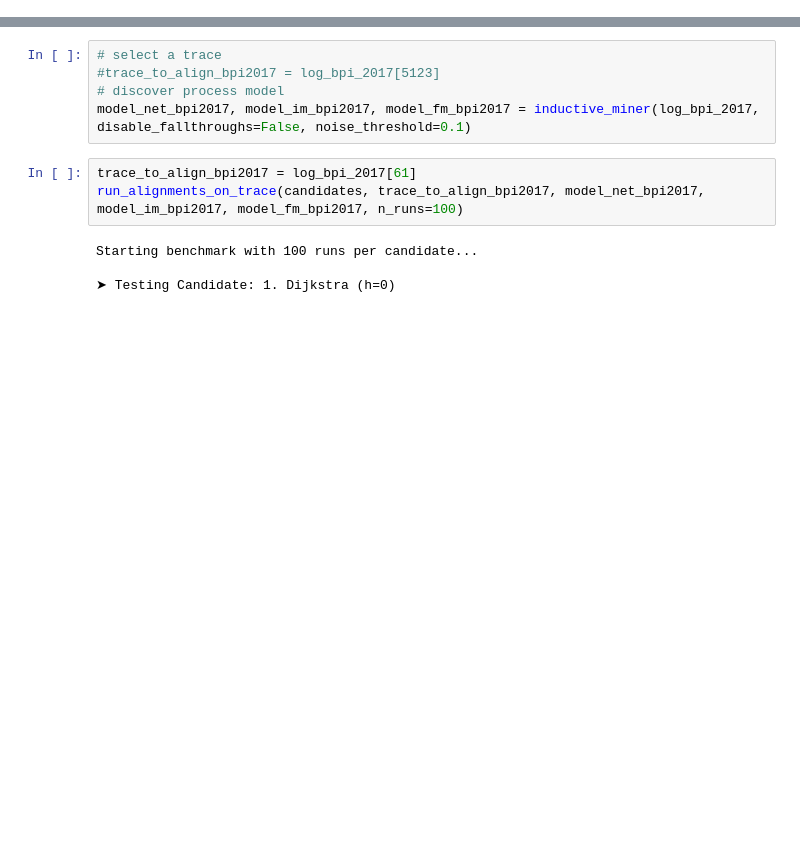
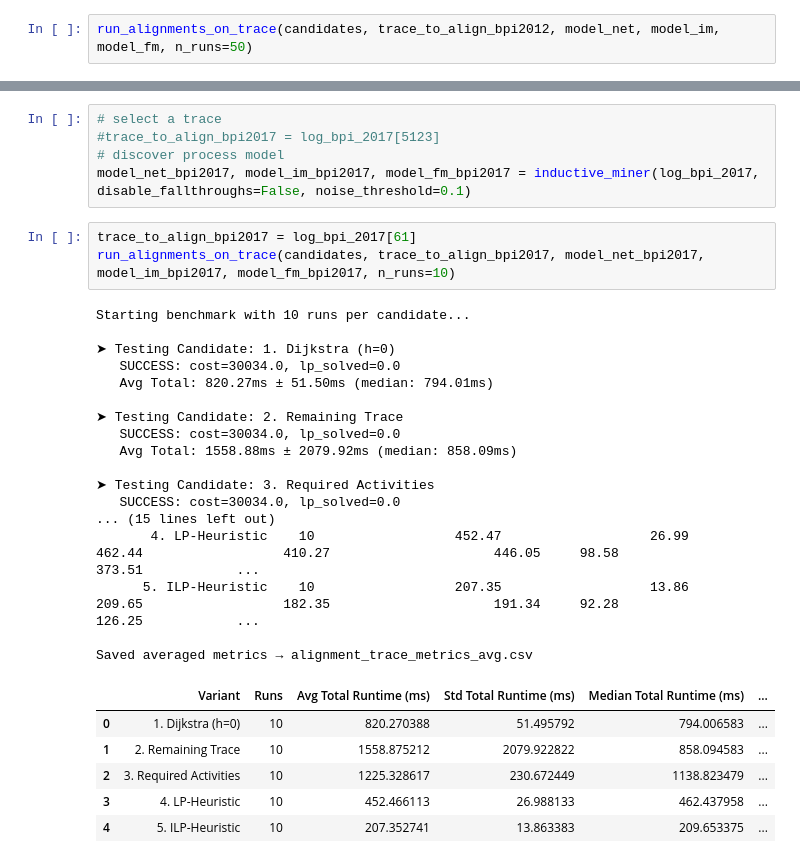
Before and after one commit to RostigerDagmer/pm_ws25, a Jupyter notebook: sandbox-heuristics.ipynb, the cells around one changed output, grey strips where cells are left out. Saved outputs shown, nothing was run; the diff lists cells and outputs as text; blank space fills up the shorter version.

```diff
--- a/sandbox-heuristics.ipynb
+++ b/sandbox-heuristics.ipynb
@@ -374,0 +467,2 @@ Saved averaged metrics → alignment_trace_metrics_avg.csv
+# %%
+run_alignments_on_trace(candidates, trace_to_align_bpi2012, model_net, model_im, model_fm, n_runs=50)
@@ -385,8 +547,28 @@ log_bpi_2017 = xes_importer.apply(log_path2)
 model_net_bpi2017, model_im_bpi2017, model_fm_bpi2017 = inductive_miner(log_bpi_2017, disable_fallthroughs=False, noise_threshold=0.1)
 # %%
 trace_to_align_bpi2017 = log_bpi_2017[61]
-run_alignments_on_trace(candidates, trace_to_align_bpi2017, model_net_bpi2017, model_im_bpi2017, model_fm_bpi2017, n_runs=100)
+run_alignments_on_trace(candidates, trace_to_align_bpi2017, model_net_bpi2017, model_im_bpi2017, model_fm_bpi2017, n_runs=10)
 # %% [output]
-Starting benchmark with 100 runs per candidate...
+Starting benchmark with 10 runs per candidate...
 
 ➤ Testing Candidate: 1. Dijkstra (h=0)
+   SUCCESS: cost=30034.0, lp_solved=0.0
+   Avg Total: 820.27ms ± 51.50ms (median: 794.01ms)
+
+➤ Testing Candidate: 2. Remaining Trace
+   SUCCESS: cost=30034.0, lp_solved=0.0
+   Avg Total: 1558.88ms ± 2079.92ms (median: 858.09ms)
+
+➤ Testing Candidate: 3. Required Activities
+   SUCCESS: cost=30034.0, lp_solved=0.0
+... (15 lines left out)
+       4. LP-Heuristic    10                  452.47                   26.99                     462.44                  410.27                     446.05     98.58                   373.51            ...
+      5. ILP-Heuristic    10                  207.35                   13.86                     209.65                  182.35                     191.34     92.28                   126.25            ...
+
+Saved averaged metrics → alignment_trace_metrics_avg.csv
+|  | Variant | Runs | Avg Total Runtime (ms) | Std Total Runtime (ms) | Median Total Runtime (ms) | ... |
+| 0 | 1. Dijkstra (h=0) | 10 | 820.270388 | 51.495792 | 794.006583 | ... |
+| 1 | 2. Remaining Trace | 10 | 1558.875212 | 2079.922822 | 858.094583 | ... |
+| 2 | 3. Required Activities | 10 | 1225.328617 | 230.672449 | 1138.823479 | ... |
+| 3 | 4. LP-Heuristic | 10 | 452.466113 | 26.988133 | 462.437958 | ... |
+| 4 | 5. ILP-Heuristic | 10 | 207.352741 | 13.863383 | 209.653375 | ... |
```
Also changed, not shown: parts of 10 cells of this notebook.
